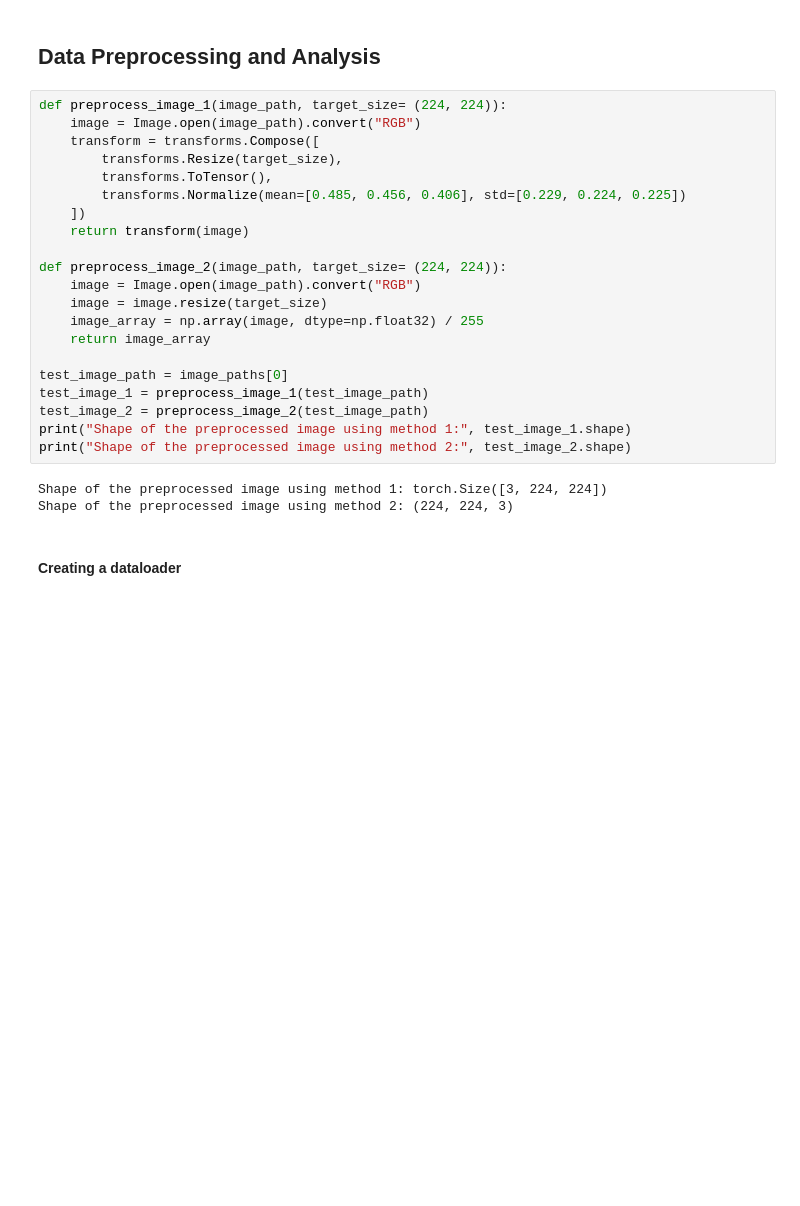
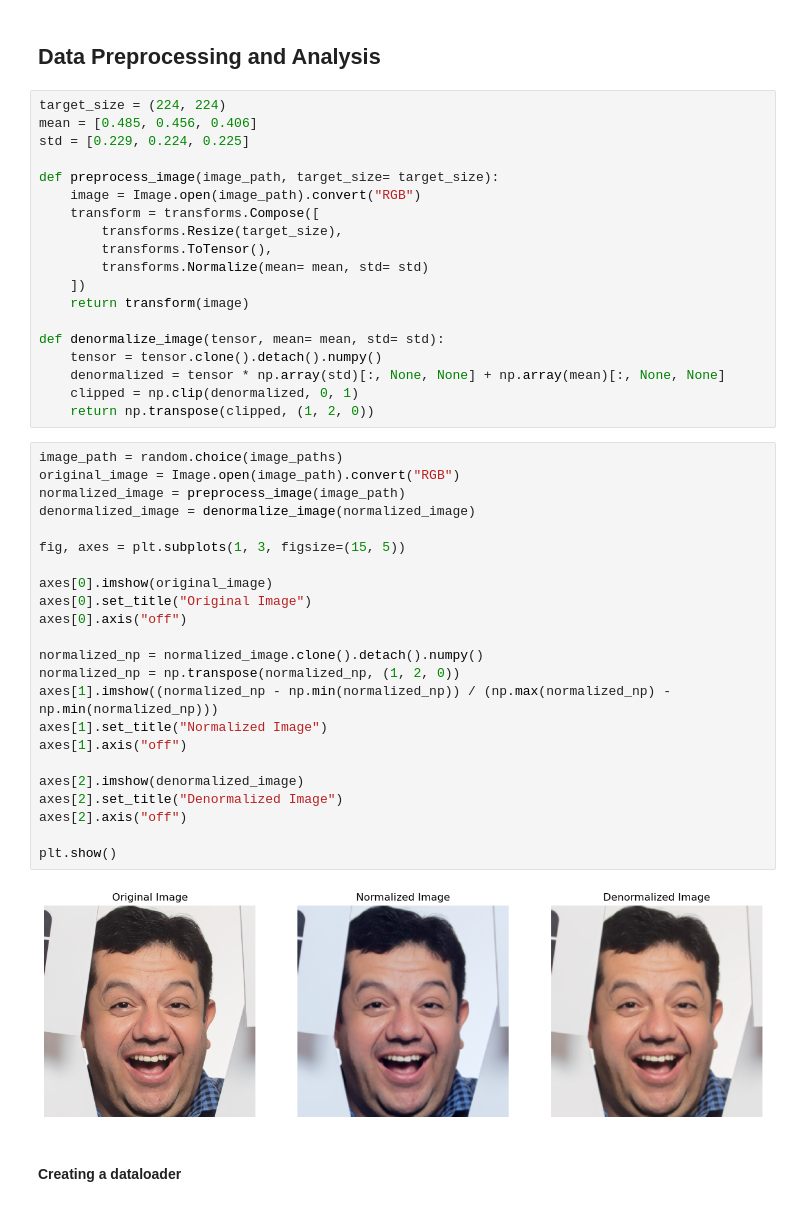
Before and after one commit to ErayOnder/Realistic-Image-Predictor, a Jupyter notebook: RealismPredictor.ipynb, the cells around one changed output. Saved outputs shown, nothing was run; the diff lists cells and outputs as text; blank space fills up the shorter version.

Commit message:
Improved code in preprocessing steps

```diff
--- a/RealismPredictor.ipynb
+++ b/RealismPredictor.ipynb
@@ -69,28 +80,48 @@ plt.show()
 # %% [markdown]
 ## Data Preprocessing and Analysis
-# %%
-def preprocess_image_1(image_path, target_size= (224, 224)):
-    image = Image.open(image_path).convert("RGB")
-    transform = transforms.Compose([
-        transforms.Resize(target_size),
-        transforms.ToTensor(),
-        transforms.Normalize(mean=[0.485, 0.456, 0.406], std=[0.229, 0.224, 0.225])
-    ])
-    return transform(image)
-
-def preprocess_image_2(image_path, target_size= (224, 224)):
-    image = Image.open(image_path).convert("RGB")
-    image = image.resize(target_size)
-    image_array = np.array(image, dtype=np.float32) / 255
-    return image_array
-
-test_image_path = image_paths[0]
-test_image_1 = preprocess_image_1(test_image_path)
-test_image_2 = preprocess_image_2(test_image_path)
-print("Shape of the preprocessed image using method 1:", test_image_1.shape)
-print("Shape of the preprocessed image using method 2:", test_image_2.shape)
-# %% [output]
-Shape of the preprocessed image using method 1: torch.Size([3, 224, 224])
-Shape of the preprocessed image using method 2: (224, 224, 3)
+# %%
+target_size = (224, 224)
+mean = [0.485, 0.456, 0.406]
+std = [0.229, 0.224, 0.225]
+
+def preprocess_image(image_path, target_size= target_size):
+    image = Image.open(image_path).convert("RGB")
+    transform = transforms.Compose([
+        transforms.Resize(target_size),
+        transforms.ToTensor(),
+        transforms.Normalize(mean= mean, std= std)
+    ])
+    return transform(image)
+
+def denormalize_image(tensor, mean= mean, std= std):
+    tensor = tensor.clone().detach().numpy()
+    denormalized = tensor * np.array(std)[:, None, None] + np.array(mean)[:, None, None]
+    clipped = np.clip(denormalized, 0, 1)
+    return np.transpose(clipped, (1, 2, 0))
+# %%
+image_path = random.choice(image_paths)
+original_image = Image.open(image_path).convert("RGB")
+normalized_image = preprocess_image(image_path)
+denormalized_image = denormalize_image(normalized_image)
+
+fig, axes = plt.subplots(1, 3, figsize=(15, 5))
+
+axes[0].imshow(original_image)
+axes[0].set_title("Original Image")
+axes[0].axis("off")
+
+normalized_np = normalized_image.clone().detach().numpy()
+normalized_np = np.transpose(normalized_np, (1, 2, 0))
+axes[1].imshow((normalized_np - np.min(normalized_np)) / (np.max(normalized_np) - np.min(normalized_np)))
+axes[1].set_title("Normalized Image")
+axes[1].axis("off")
+
+axes[2].imshow(denormalized_image)
+axes[2].set_title("Denormalized Image")
+axes[2].axis("off")
+
+plt.show()
+# %% [output]
+[figure, added]
 # %% [markdown]
 #### Creating a dataloader
```
Also changed, not shown: parts of 5 cells of this notebook.
